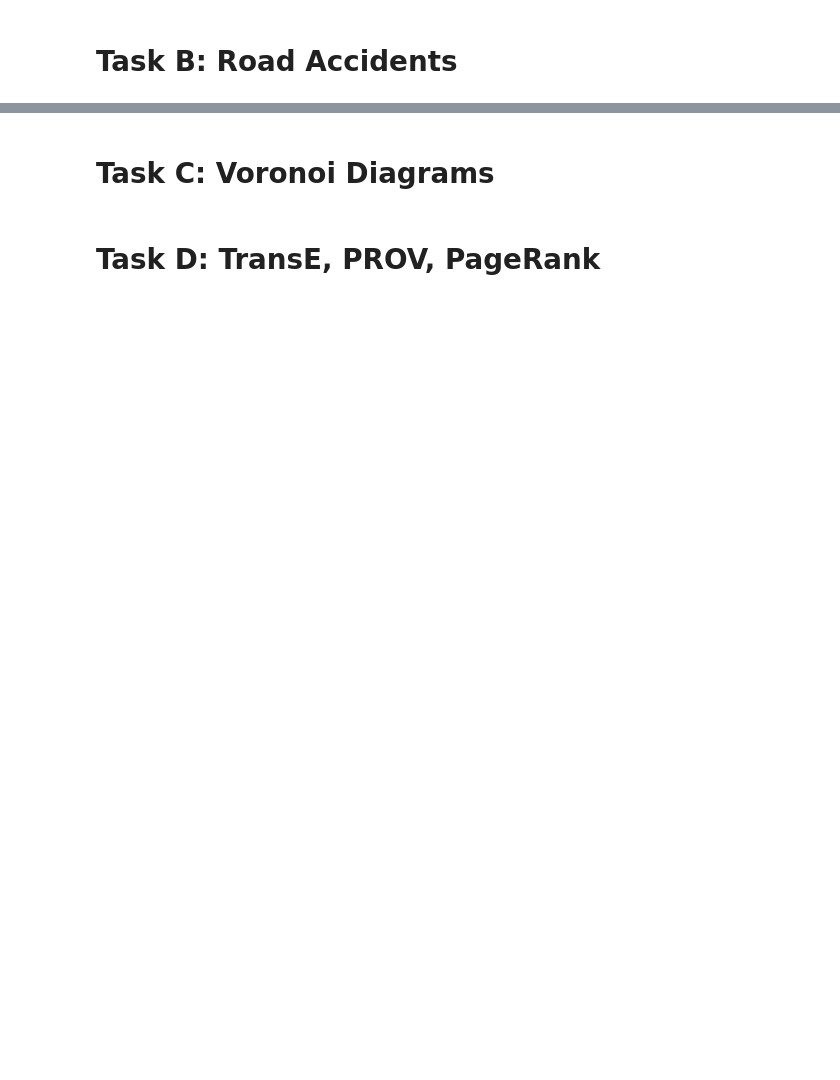
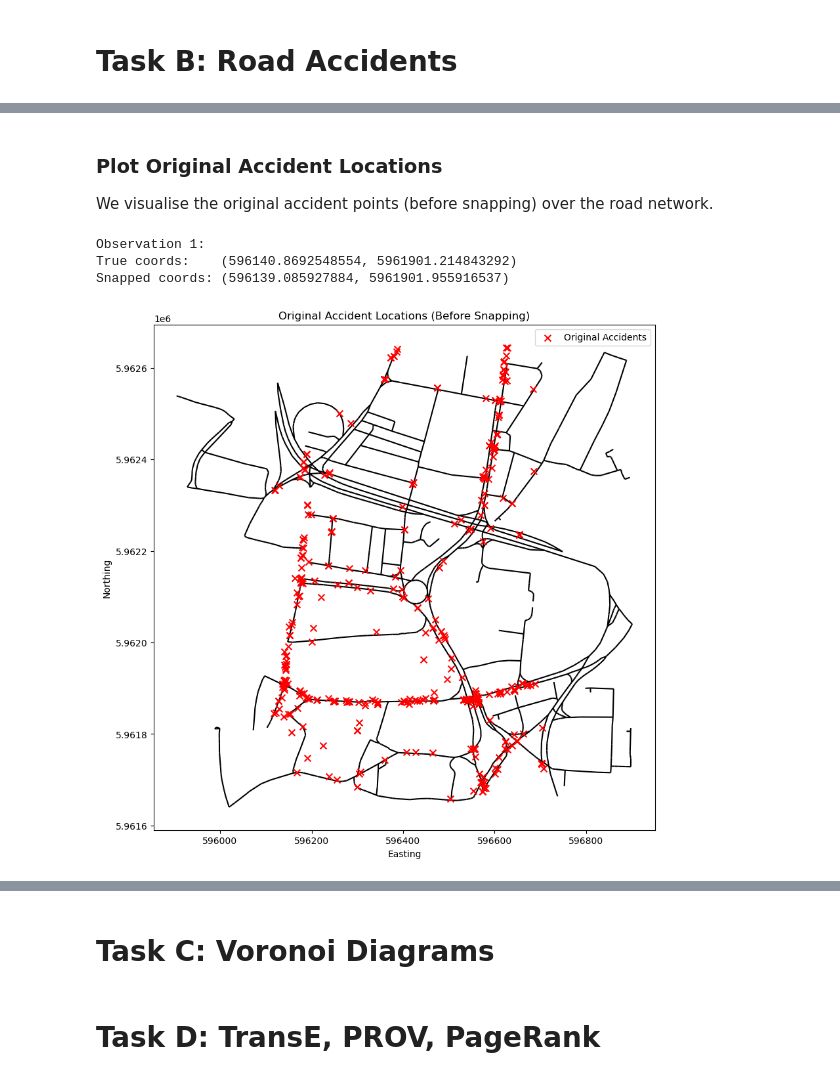
Before and after one commit to ammararfan2-lab/7CUSMNDA-2025-Coursework, a Jupyter notebook: notebooks/Part2.ipynb, the cells around one changed output, grey strips where cells are left out. Saved outputs shown, nothing was run; the diff lists cells and outputs as text; code cells hidden in the pictures; blank space fills up the shorter version.

Commit message:
implementing task B - road accidents

```diff
--- a/notebooks/Part2.ipynb
+++ b/notebooks/Part2.ipynb
@@ -255,0 +262,35 @@ Following is a counterexample causing non-planarity:
+# %%
+# Converting the projected edges to spaghetti-compatible format
+edges_proj = ox.graph_to_gdfs(road_graph_proj, nodes=False)
+
+# Creating the network from edges
+network = sp.Network(in_data=edges_proj)
+
+accidents_in_box_proj = accidents_in_box.to_crs(road_graph_proj.graph['crs'])
+
+# Snapping reprojected accident points to the network
+network.snapobservations(accidents_in_box_proj, 'accidents')
+# %% [markdown]
+### Plot Original Accident Locations
+
+We visualise the original accident points (before snapping) over the road network.
+# %%
+# Getting node and edge GeoDataFrames from spaghetti
+nodes_df, edges_df = sp.element_as_gdf(network, vertices=True, arcs=True)
+
+# Plotting original (unsnapped) accidents
+fig, ax = plt.subplots(figsize=(10, 10))
+edges_df.plot(ax=ax, color="black", zorder=0)
+sp.element_as_gdf(network, pp_name="accidents", snapped=False).plot(
+    ax=ax, color="red", marker="x", markersize=50, zorder=1, label='Original Accidents'
+)
+plt.title("Original Accident Locations (Before Snapping)")
+plt.xlabel("Easting")
+plt.ylabel("Northing")
+plt.legend()
+plt.show()
+# %% [output]
+Observation 1:
+True coords:    (596140.8692548554, 5961901.214843292)
+Snapped coords: (596139.085927884, 5961901.955916537)
+[figure, added]
```
Also changed, not shown: parts of 14 cells of this notebook.
